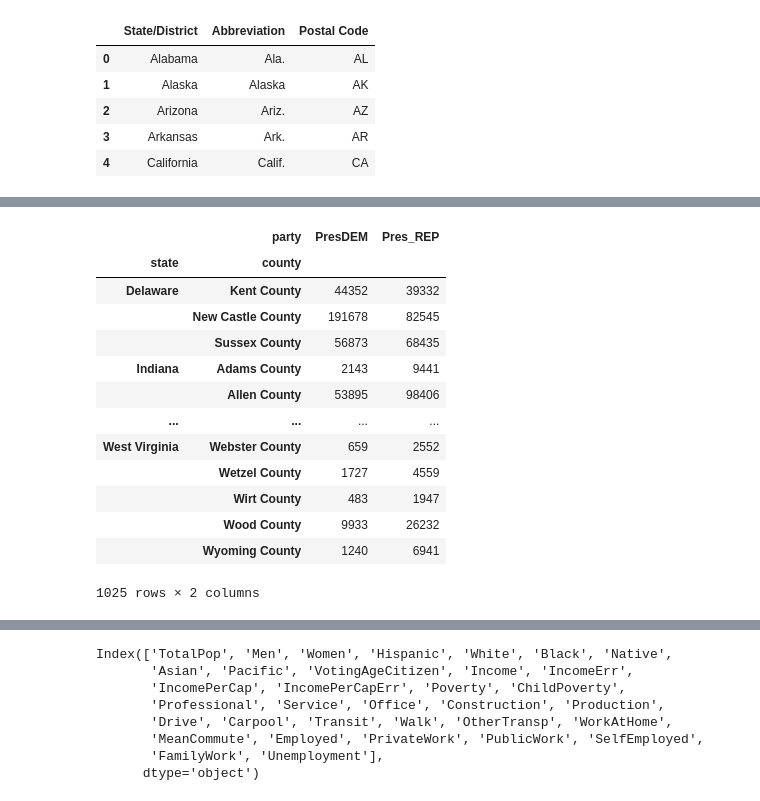
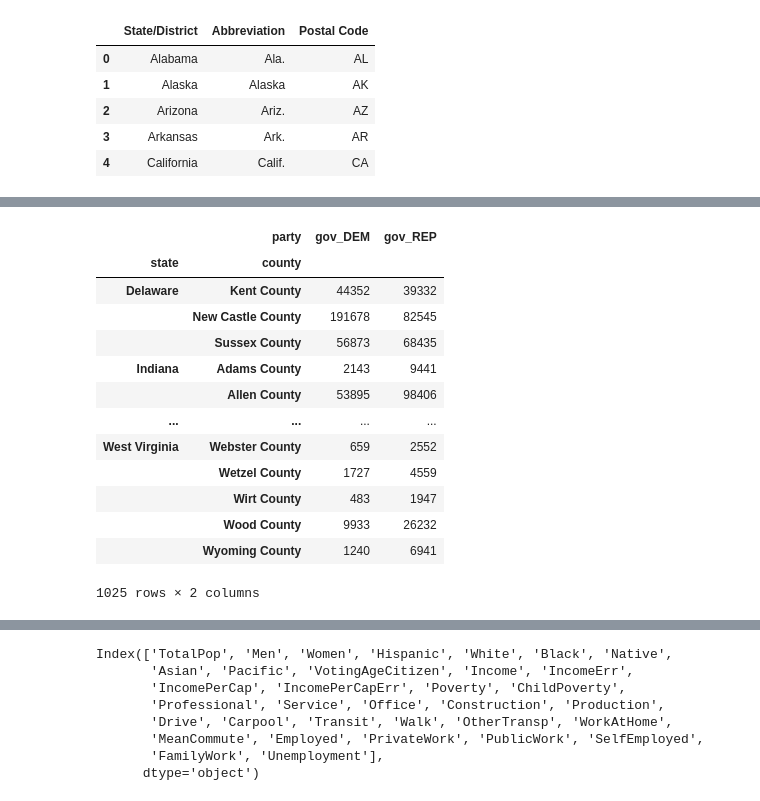
Before and after one commit to dk3059/Machine-Learning, a Jupyter notebook: 1_1_머신러닝_분류모형_US_Election_2020.ipynb, the cells around one changed output, grey strips where cells are left out. Saved outputs shown, nothing was run; the diff lists cells and outputs as text; code cells hidden in the pictures.

```diff
--- a/1_1_머신러닝_분류모형_US_Election_2020.ipynb
+++ b/1_1_머신러닝_분류모형_US_Election_2020.ipynb
@@ -179,10 +179,10 @@ table_pres.head()
 # %%
 data = df_gov.loc[df_gov['party'].apply(lambda s : str(s) in ['DEM', 'REP'])]
 table_gov = pd.pivot_table(data=data, index=['state', 'county'], columns='party', values='votes') #지역별 투표수
-table_gov.rename({'DEM': 'PresDEM', 'REP':'Pres_REP'}, axis=1, inplace=True)
+table_gov.rename({'DEM': 'gov_DEM', 'REP':'gov_REP'}, axis=1, inplace=True)
 table_gov
 # %% [output]
-|  | party | PresDEM | Pres_REP |
+|  | party | gov_DEM | gov_REP |
 | state | county |  |  |
 | Delaware | Kent County | 44352 | 39332 |
 |  | New Castle County | 191678 | 82545 |
```
Also changed, not shown: parts of 21 cells of this notebook.
